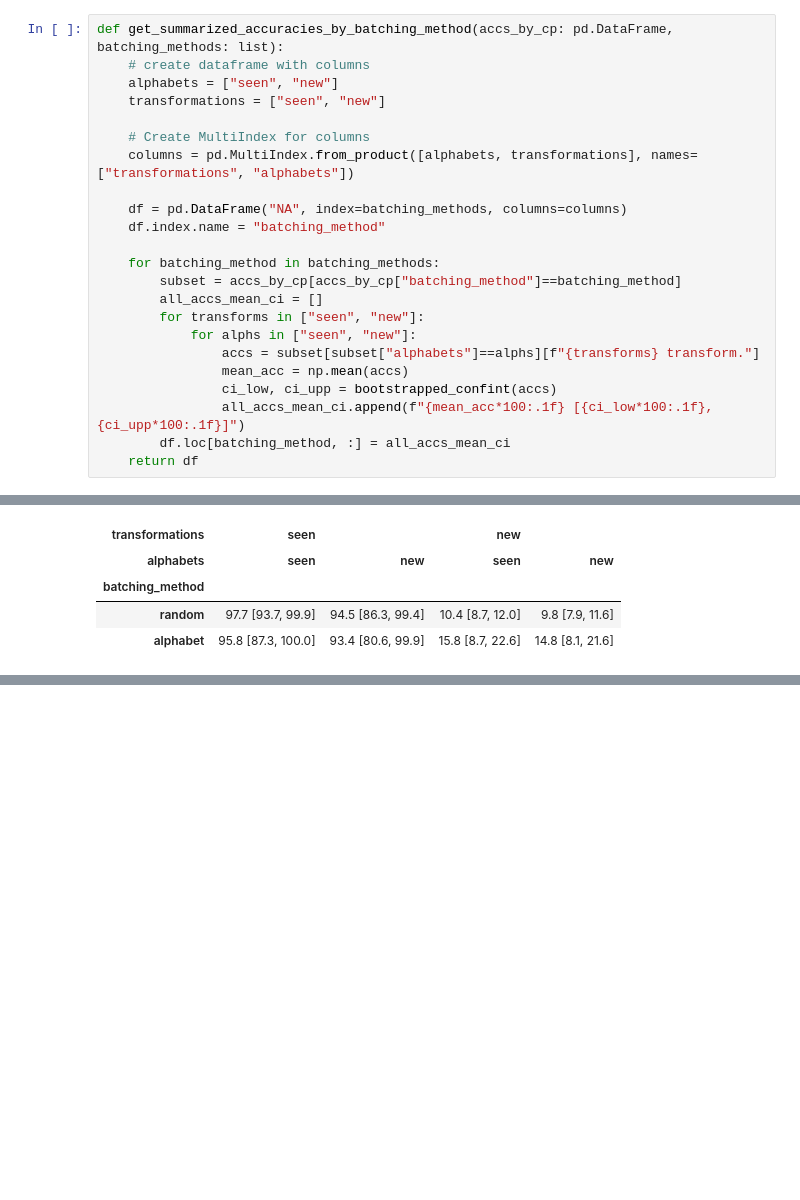
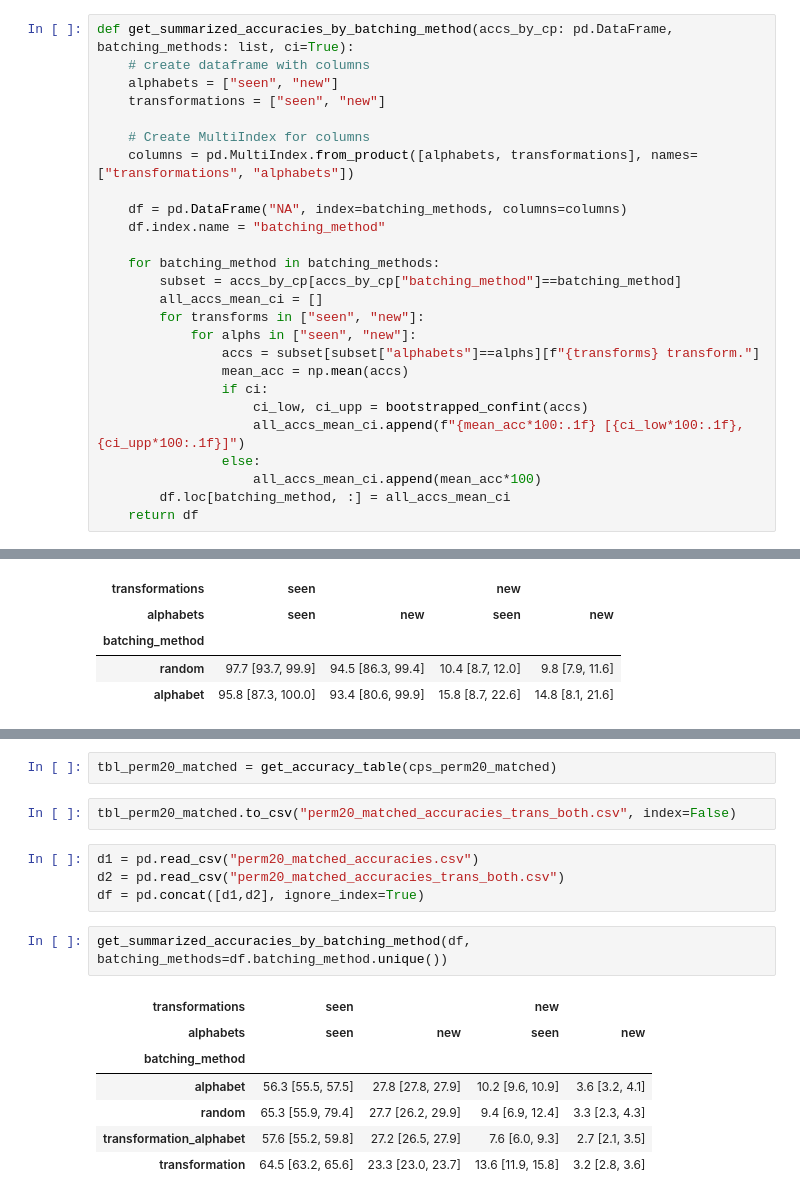
Before and after one commit to philipp-hellwig/MLC-letter-string-analogies, a Jupyter notebook: analyses/model_comparisons.ipynb, the cells around one changed output, grey strips where cells are left out. Cells and saved outputs as stored; diff of their text form; blank space fills up the shorter version.

```diff
--- a/analyses/model_comparisons.ipynb
+++ b/analyses/model_comparisons.ipynb
@@ -129,7 +129,7 @@ tbl_perm20
 | 38 | MLC_batchunstruct_dallstudy1_nep2... | random | 20 | 0.602 | 0.14 | seen |
 | 39 | MLC_batchunstruct_dallstudy1_nep2... | random | 20 | 0.284783 | 0.039608 | new |
 # %%
-def get_summarized_accuracies_by_batching_method(accs_by_cp: pd.DataFrame, batching_methods: list):
+def get_summarized_accuracies_by_batching_method(accs_by_cp: pd.DataFrame, batching_methods: list, ci=True):
     # create dataframe with columns
     alphabets = ["seen", "new"]
     transformations = ["seen", "new"]
@@ -147,8 +147,11 @@ def get_summarized_accuracies_by_batching_method(accs_by_cp: pd.DataFrame, batch
             for alphs in ["seen", "new"]:
                 accs = subset[subset["alphabets"]==alphs][f"{transforms} transform."]
                 mean_acc = np.mean(accs)
-                ci_low, ci_upp = bootstrapped_confint(accs)
-                all_accs_mean_ci.append(f"{mean_acc*100:.1f} [{ci_low*100:.1f}, {ci_upp*100:.1f}]")
+                if ci:
+                    ci_low, ci_upp = bootstrapped_confint(accs)
+                    all_accs_mean_ci.append(f"{mean_acc*100:.1f} [{ci_low*100:.1f}, {ci_upp*100:.1f}]")
+                else:
+                    all_accs_mean_ci.append(mean_acc*100)
         df.loc[batching_method, :] = all_accs_mean_ci
     return df
 # %% [markdown]
@@ -199,0 +278,18 @@ copy_perm200
+# %%
+tbl_perm20_matched = get_accuracy_table(cps_perm20_matched)
+# %%
+tbl_perm20_matched.to_csv("perm20_matched_accuracies_trans_both.csv", index=False)
+# %%
+d1 = pd.read_csv("perm20_matched_accuracies.csv")
+d2 = pd.read_csv("perm20_matched_accuracies_trans_both.csv")
+df = pd.concat([d1,d2], ignore_index=True)
+# %%
+get_summarized_accuracies_by_batching_method(df, batching_methods=df.batching_method.unique())
+# %% [output]
+| transformations | seen |  | new |  |
+| alphabets | seen | new | seen | new |
+| batching_method |  |  |  |  |
+| alphabet | 56.3 [55.5, 57.5] | 27.8 [27.8, 27.9] | 10.2 [9.6, 10.9] | 3.6 [3.2, 4.1] |
+| random | 65.3 [55.9, 79.4] | 27.7 [26.2, 29.9] | 9.4 [6.9, 12.4] | 3.3 [2.3, 4.3] |
+| transformation_alphabet | 57.6 [55.2, 59.8] | 27.2 [26.5, 27.9] | 7.6 [6.0, 9.3] | 2.7 [2.1, 3.5] |
+| transformation | 64.5 [63.2, 65.6] | 23.3 [23.0, 23.7] | 13.6 [11.9, 15.8] | 3.2 [2.8, 3.6] |
```
Also changed, not shown: parts of 6 cells of this notebook, 22 other files.
